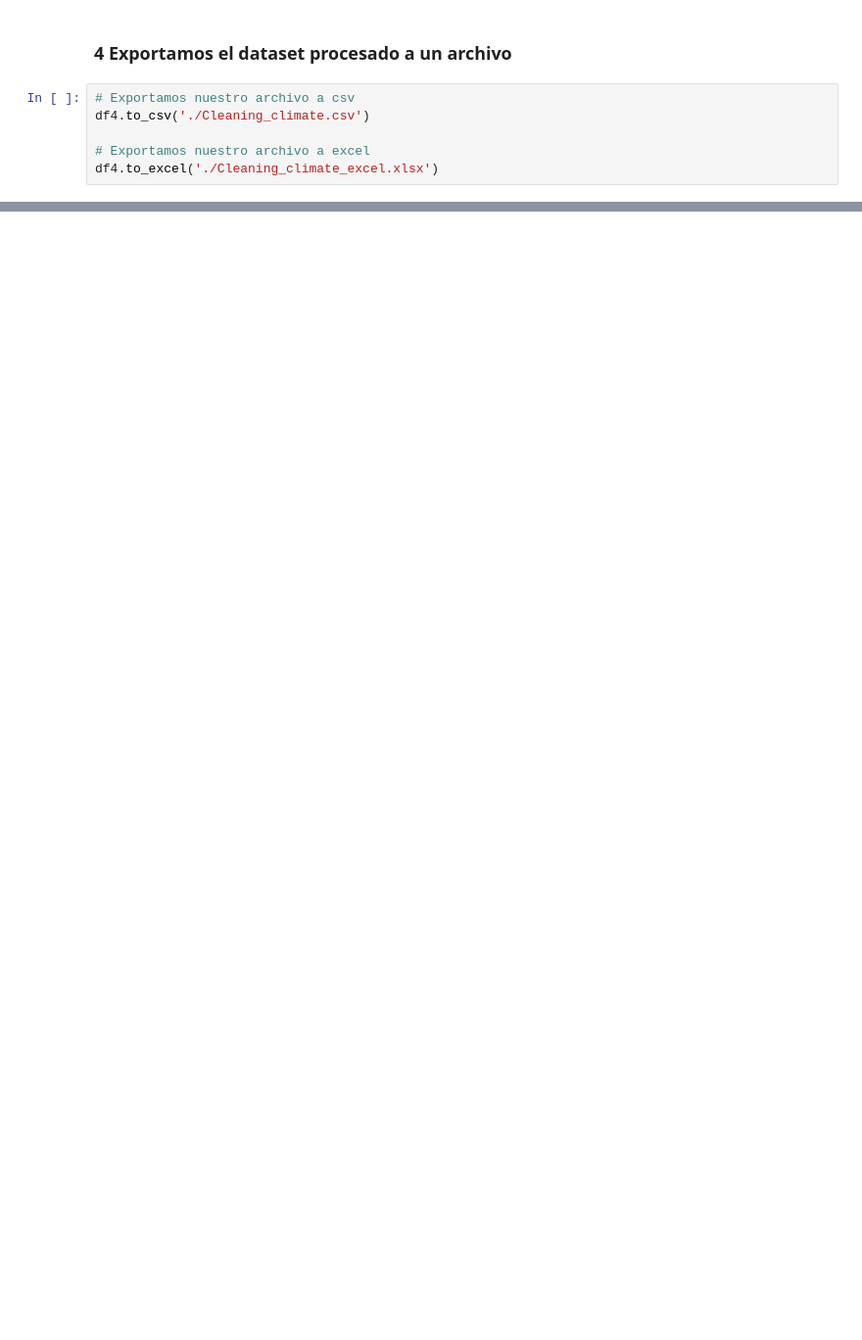
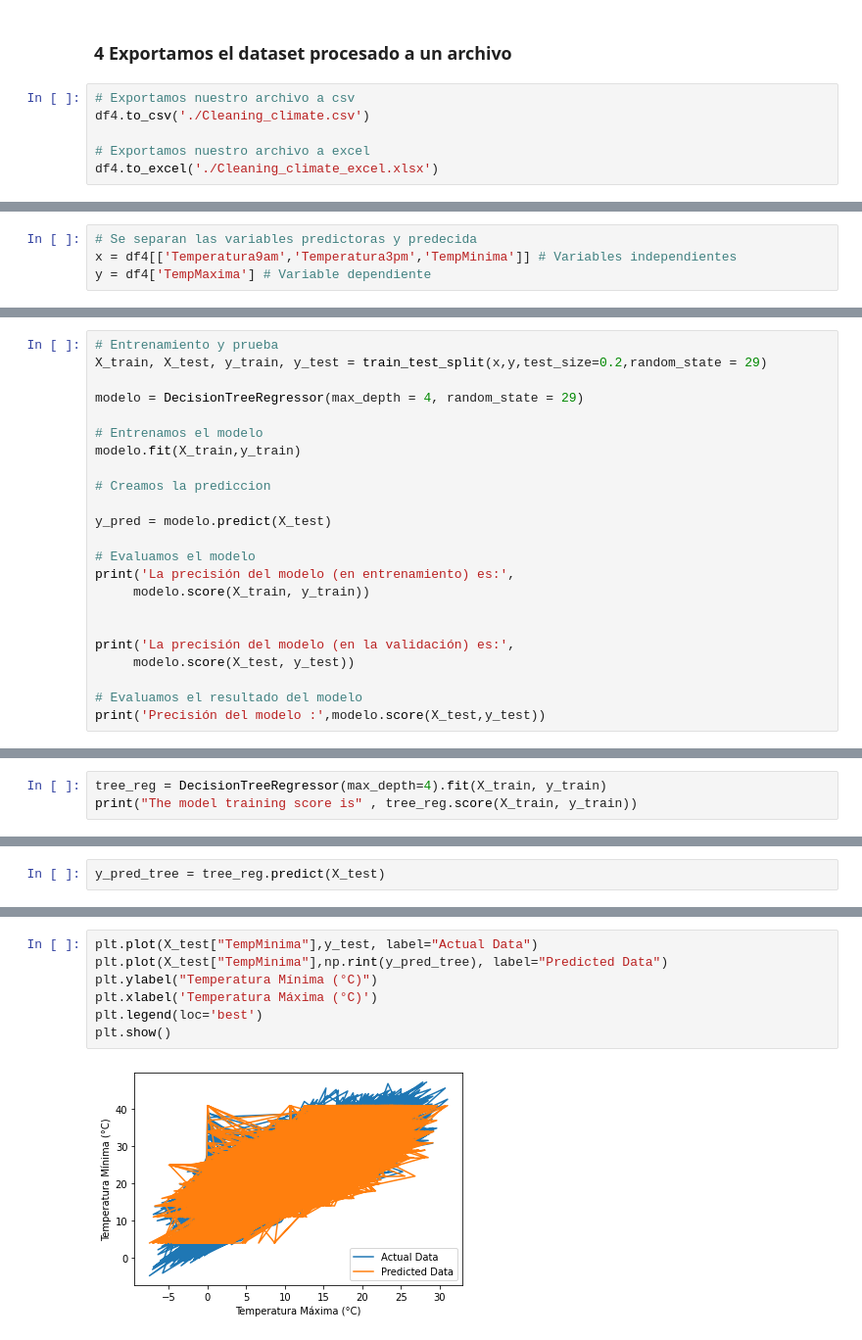
Before and after one commit to 4lequinn/PRUEBA-1-MINERIA, a Jupyter notebook: Solemne1_MDY001D.ipynb, the cells around one changed output, grey strips where cells are left out. Shown at 98% size. Drawn from its saved outputs; the diff is of its cells as text; blank space fills up the shorter version.

Commit message:
Algoritmo Árbol de decision de regresion y RandomForest

```diff
--- a/Solemne1_MDY001D.ipynb
+++ b/Solemne1_MDY001D.ipynb
@@ -1628,0 +1703,4 @@ print("Score del modelo : %.2f" % modelo.score (X_train,y_train))
+# %%
+# Se separan las variables predictoras y predecida
+x = df4[['Temperatura9am','Temperatura3pm','TempMinima']] # Variables independientes
+y = df4['TempMaxima'] # Variable dependiente
@@ -1628,0 +1800,23 @@ print("Score del modelo : %.2f" % modelo.score (X_train,y_train))
+# %%
+# Entrenamiento y prueba
+X_train, X_test, y_train, y_test = train_test_split(x,y,test_size=0.2,random_state = 29)
+
+modelo = DecisionTreeRegressor(max_depth = 4, random_state = 29)
+
+# Entrenamos el modelo
+modelo.fit(X_train,y_train)
+
+# Creamos la prediccion
+
+y_pred = modelo.predict(X_test)
+
+# Evaluamos el modelo
+print('La precisión del modelo (en entrenamiento) es:',
+     modelo.score(X_train, y_train))
+
+
+print('La precisión del modelo (en la validación) es:',
+     modelo.score(X_test, y_test))
+
+# Evaluamos el resultado del modelo
+print('Precisión del modelo :',modelo.score(X_test,y_test))
@@ -1628,0 +1832,3 @@ print("Score del modelo : %.2f" % modelo.score (X_train,y_train))
+# %%
+tree_reg = DecisionTreeRegressor(max_depth=4).fit(X_train, y_train)
+print("The model training score is" , tree_reg.score(X_train, y_train))
@@ -1628,0 +1837,2 @@ print("Score del modelo : %.2f" % modelo.score (X_train,y_train))
+# %%
+y_pred_tree = tree_reg.predict(X_test)
@@ -1628,0 +1855,9 @@ print("Score del modelo : %.2f" % modelo.score (X_train,y_train))
+# %%
+plt.plot(X_test["TempMinima"],y_test, label="Actual Data")
+plt.plot(X_test["TempMinima"],np.rint(y_pred_tree), label="Predicted Data")
+plt.ylabel("Temperatura Mínima (°C)")
+plt.xlabel('Temperatura Máxima (°C)')
+plt.legend(loc='best')
+plt.show()
+# %% [output]
+[figure, added]
```
Also changed, not shown: parts of 90 cells of this notebook.
